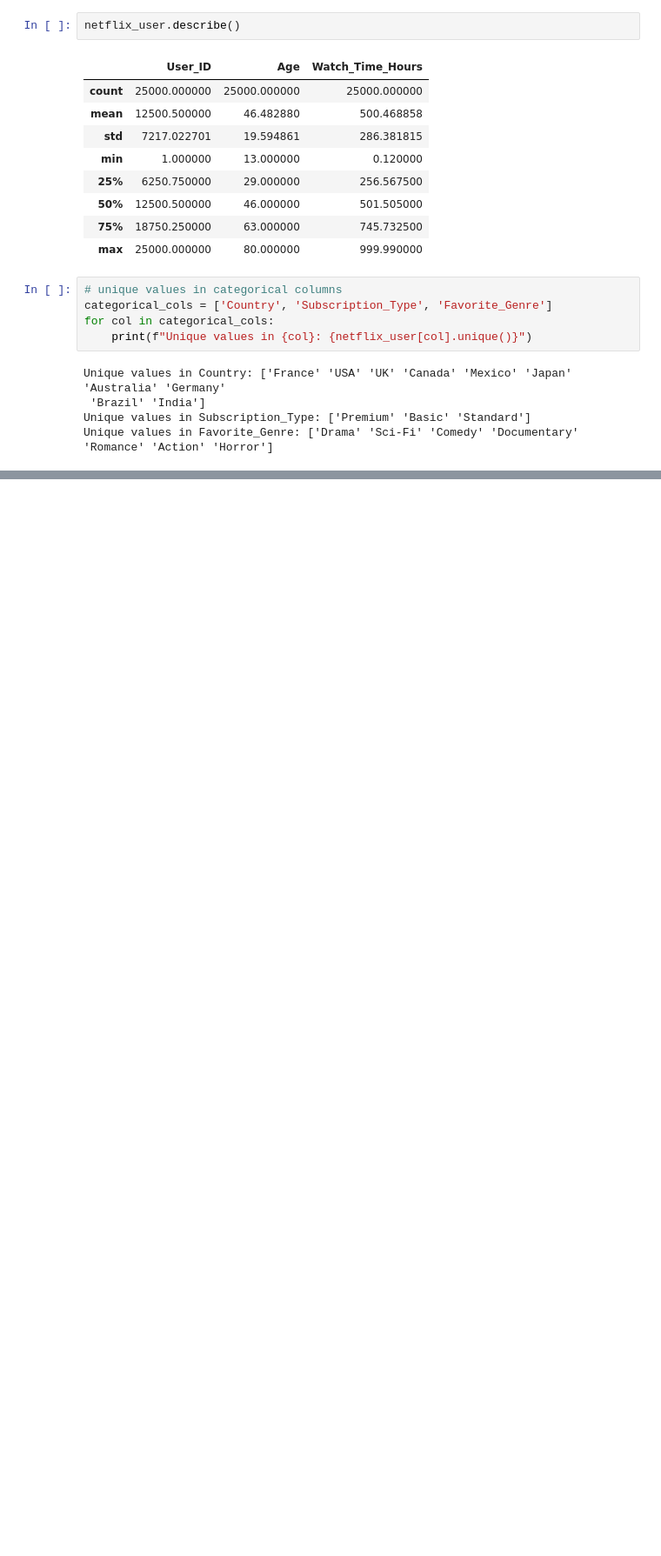
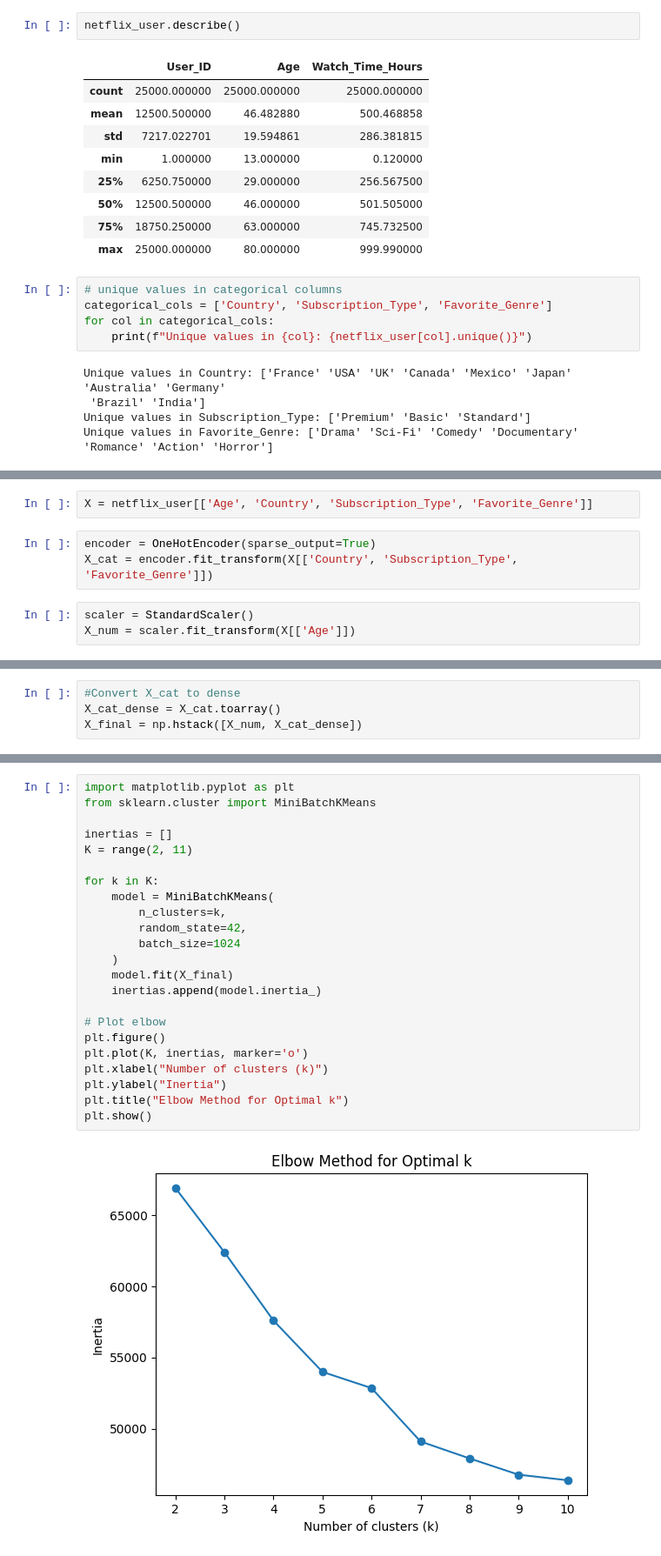
Before and after one commit to anhphuongnguyenquynh/data-science-labs, a Jupyter notebook: product_marketing/06_customer_segmentation_demographics/customer_segmentation_demographics.ipynb, the cells around one changed output, grey strips where cells are left out. Shown at 87% size. Drawn from its saved outputs; the diff is of its cells as text; blank space fills up the shorter version.

Commit message:
add code project netflix user segmentation by demographic, subscription_type, wath_time_hours

```diff
--- a/product_marketing/06_customer_segmentation_demographics/customer_segmentation_demographics.ipynb
+++ b/product_marketing/06_customer_segmentation_demographics/customer_segmentation_demographics.ipynb
@@ -57,0 +69,8 @@ Unique values in Favorite_Genre: ['Drama' 'Sci-Fi' 'Comedy' 'Documentary' 'Roman
+# %%
+X = netflix_user[['Age', 'Country', 'Subscription_Type', 'Favorite_Genre']]
+# %%
+encoder = OneHotEncoder(sparse_output=True)
+X_cat = encoder.fit_transform(X[['Country', 'Subscription_Type', 'Favorite_Genre']])
+# %%
+scaler = StandardScaler()
+X_num = scaler.fit_transform(X[['Age']])
@@ -57,0 +87,4 @@ Unique values in Favorite_Genre: ['Drama' 'Sci-Fi' 'Comedy' 'Documentary' 'Roman
+# %%
+#Convert X_cat to dense
+X_cat_dense = X_cat.toarray()
+X_final = np.hstack([X_num, X_cat_dense])
@@ -57,0 +94,25 @@ Unique values in Favorite_Genre: ['Drama' 'Sci-Fi' 'Comedy' 'Documentary' 'Roman
+# %%
+import matplotlib.pyplot as plt
+from sklearn.cluster import MiniBatchKMeans
+
+inertias = []
+K = range(2, 11)
+
+for k in K:
+    model = MiniBatchKMeans(
+        n_clusters=k,
+        random_state=42,
+        batch_size=1024
+    )
+    model.fit(X_final)
+    inertias.append(model.inertia_)
+
+# Plot elbow
+plt.figure()
+plt.plot(K, inertias, marker='o')
+plt.xlabel("Number of clusters (k)")
+plt.ylabel("Inertia")
+plt.title("Elbow Method for Optimal k")
+plt.show()
+# %% [output]
+[figure, added]
```
Also changed, not shown: parts of 17 cells of this notebook, 1 other file.
